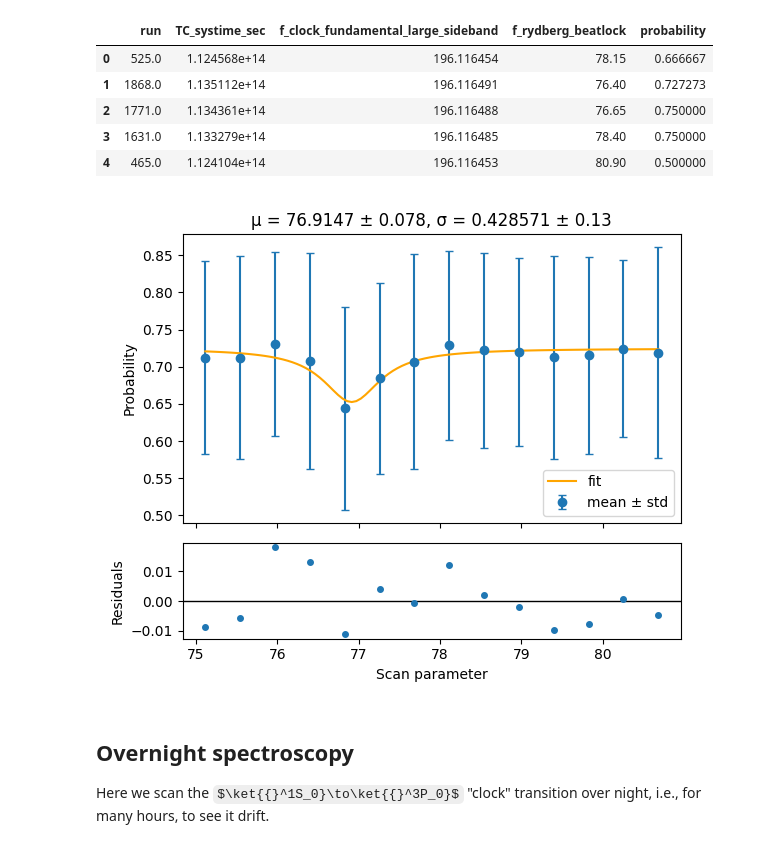
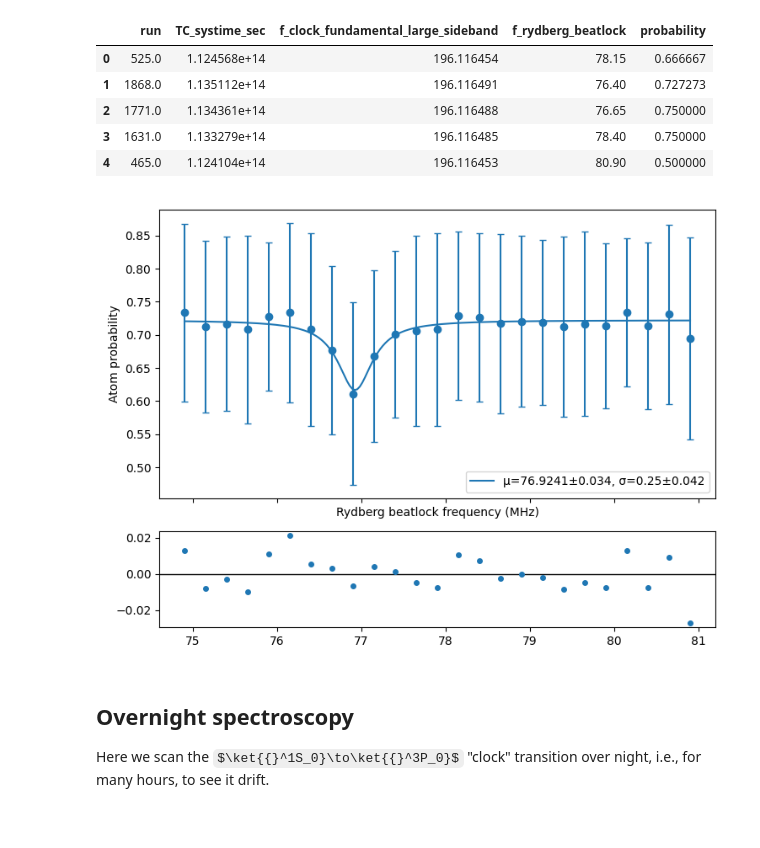
Before and after one commit to rydyb/pydatatom, a Jupyter notebook: notebooks/3 Measurement.ipynb, the cells around one changed output. Cells and saved outputs as stored; diff of their text form; code cells hidden in the pictures; some formulas as TeX source.

```diff
--- a/notebooks/3 Measurement.ipynb
+++ b/notebooks/3 Measurement.ipynb
@@ -30,7 +27,7 @@ Here we analyze two datasets where we scan the resonance of
 raw_dataset_clk = GzipPickleDataset("/tmp/data/2025-08-05_AA")
 raw_dataset_ryd = GzipPickleDataset("/tmp/data/2025-08-05_AO")
 
-prob_pipeline_spec = Pipeline(steps=[
+prob_pipeline_spec = Pipeline('probability', steps=[
     TransformStep(PickKey("image")),
     ImageMeanStep(),
     AtomCropStep(atom_num=16),
@@ -38,3 +35,6 @@ prob_pipeline_spec = Pipeline(steps=[
     AtomStatsStep(),
 ])
 prob_pipeline_spec.fit(raw_dataset_clk)
+
+clk_df = prob_pipeline_spec.dataframe(raw_dataset_clk)
+ryd_df = prob_pipeline_spec.dataframe(raw_dataset_ryd)
@@ -75,5 +66,4 @@ clk_spec.plot()
 # %%
-ryd_df = dataframe_from(raw_dataset_ryd, prob_pipeline_spec)
 ryd_df.head()
 # %% [output]
 |  | run | TC_systime_sec | f_clock_fundamental_large_sideband | f_rydberg_beatlock | probability |
@@ -83,11 +73,20 @@ ryd_df.head()
 | 3 | 1631.0 | 1.133279e+14 | 196.116485 | 78.40 | 0.750000 |
 | 4 | 465.0 | 1.124104e+14 | 196.116453 | 80.90 | 0.500000 |
 # %%
-ryd_spec = Spectroscopy()
-ryd_spec.fit(ryd_df['f_rydberg_beatlock'].to_numpy(), ryd_df['probability'].to_numpy())
-ryd_spec.plot()
+x, y, yerr = aggregate(ryd_df['f_rydberg_beatlock'].to_numpy(), ryd_df['probability'].to_numpy())
+
+fig, (ax, axr) = plt.subplots(2, 1, sharex=True, gridspec_kw={"height_ratios": [3, 1]}, figsize=(7.5, 5.5))
+
+plot_resonance(x, y, yerr, fit_resonance(x, y), ax, axr)
+
+ax.set_ylabel('Atom probability')
+ax.set_xlabel('Rydberg beatlock frequency (MHz)')
+ax.legend()
+
+plt.tight_layout()
+plt.show()
 # %% [output]
-[figure, old version]
+[figure, new version]
 # %% [markdown]
 ## Overnight spectroscopy
 
```
Also changed, not shown: parts of 18 cells of this notebook, 9 other files.
